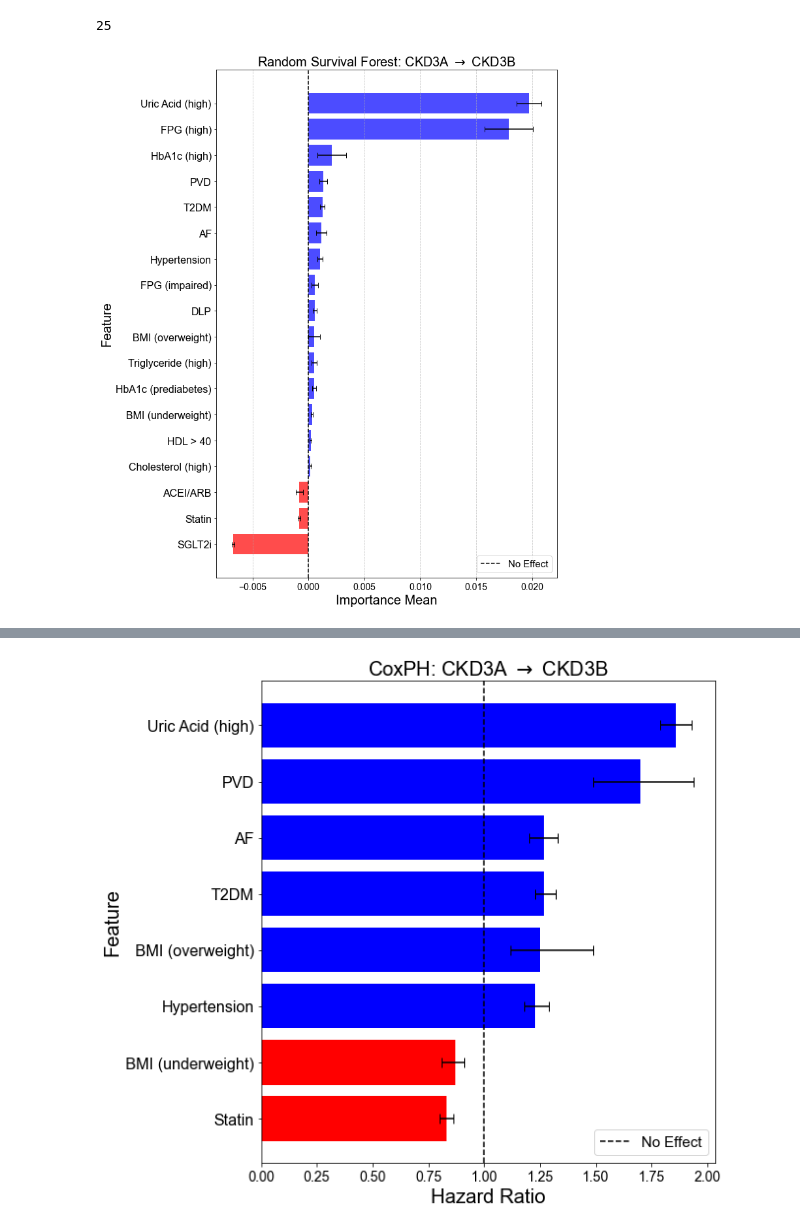
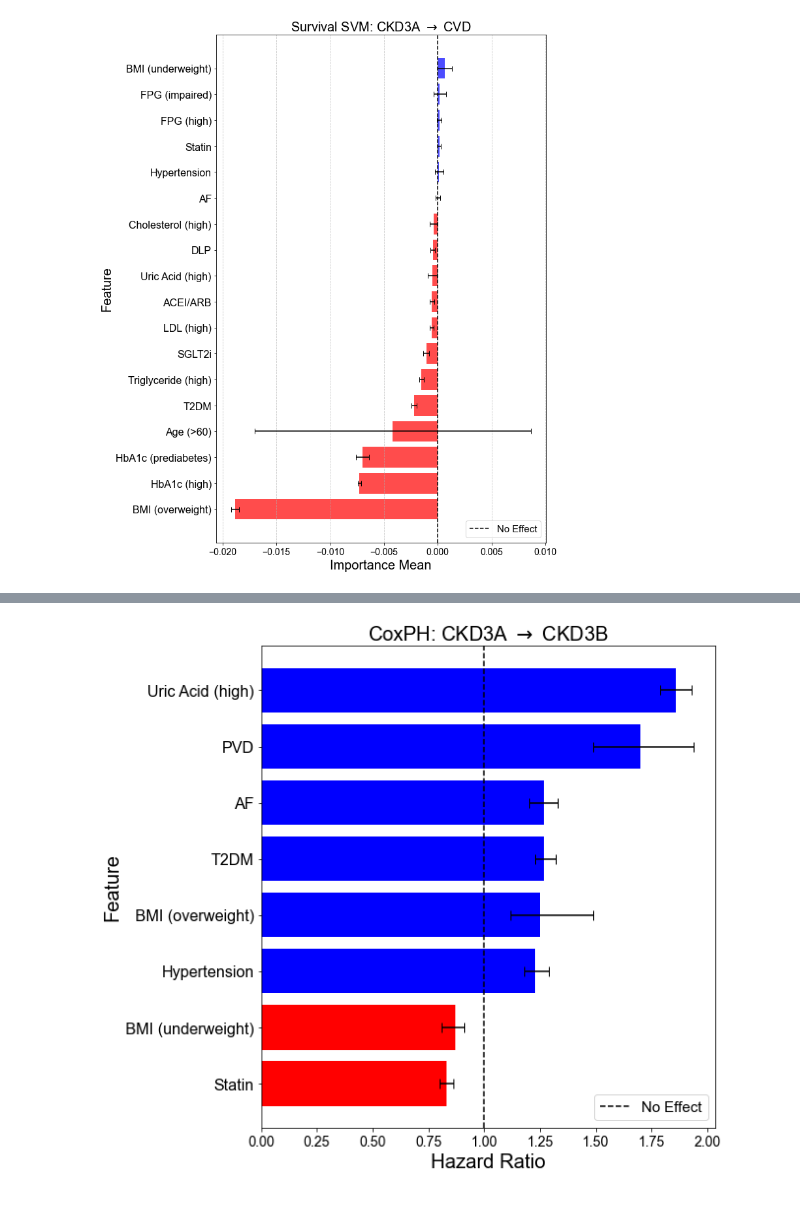
Before and after one commit to rrwabina/CKD-Multi-State, a Jupyter notebook: baseline/17_explainable.ipynb, the cells around one changed output, grey strips where cells are left out. Drawn from its saved outputs; the diff is of its cells as text; code cells hidden in the pictures.

```diff
--- a/baseline/17_explainable.ipynb
+++ b/baseline/17_explainable.ipynb
@@ -134,8 +269,8 @@ FINAL.to_excel(r'G:\Shared drives\CKD_Progression\result\multivariate\main_resul
 # %%
 covariates, order_covariates, long_df = load_dataset(version = '13', get_columns = False)
 unique_transitions = long_df['pathway'].unique().tolist()
-# for path in ['CKD3A_to_CKD4', 'CKD3A_to_CKD5A', 'CKD3A_to_CKD5B', 'CKD3B_to_CKD5A', 'CKD3B_to_CKD5B', 'CKD4_to_CKD5B', 'CKD3A_to_DEAD']:
-#     unique_transitions.remove(path)
+for path in ['CKD3A_to_CKD4', 'CKD3A_to_CKD5A', 'CKD3A_to_CKD5B', 'CKD3B_to_CKD5A', 'CKD3B_to_CKD5B', 'CKD4_to_CKD5B', 'CKD3A_to_DEAD']:
+    unique_transitions.remove(path)
 
 # long_df.drop_duplicates(subset = ['ENC_HN', 'transition'], keep = 'first', inplace = True)
 # %%
@@ -150,23 +285,20 @@ get_baseline(long_df, covariates).to_csv(docs_path + 'baseline.csv')
 rename = pd.read_csv(docs_path + 'rename_columns_forest.csv')
 rename_dict = dict(zip(rename['variable'], rename['covariate']))
 eligible_covariate = rename[rename['exclude'] != 1]['variable'].tolist()
-# %%
-len(unique_transitions)
-# %% [output]
-25
 # %%
 forest = False
 bar = True
 
 plt.rcParams['font.family'] = 'Arial'
 
-model_name = 'randomsurvivalforest' # randomsurvivalforest, survivalsvm, gradientboosting
+model_name = 'survivalsvm' # randomsurvivalforest, survivalsvm, gradientboosting
 importance_path = resu_path + f'modeling/{model_name}/feature_importance/23December2024/'
 
 model_title_dict = {
     'randomsurvivalforest': 'Random Survival Forest',
     'gradientboosting': 'Gradient Boosting',
-    'survivalsvm': 'Survival SVM'
+    'survivalsvm': 'Survival SVM',
+    'deepsurv': 'DeepSurv'
 }
 model_title = model_title_dict.get(model_name, model_name)
 
@@ -179,32 +311,32 @@ for transition in unique_transitions:
     sheet['feature'] = sheet['feature'].map(rename_dict).fillna(sheet['feature'])
 
     if bar:
         sheet = sheet.sort_values(by='importance_mean', ascending=False)
         formatted_transition = transition.replace('_to_', r' $\rightarrow$ ')
 
         colors = ['red' if val < 0 else 'blue' for val in sheet['importance_mean']]
 
         plt.figure(figsize=(10, 12))
         plt.barh(
             sheet['feature'],
             sheet['importance_mean'],
             xerr=[sheet['importance_mean'] - sheet['lower_bound'], sheet['upper_bound'] - sheet['importance_mean']],
             capsize = 4,
             color=colors,
             alpha = 0.7)
 
         plt.axvline(x = 0, color = 'black', linestyle = '--', label = 'No Effect')
         plt.xlabel('Importance Mean', fontsize = 20)
         plt.ylabel('Feature', fontsize = 20)
         plt.title(f'{model_title}: {formatted_transition}', fontsize = 20)
         plt.gca().invert_yaxis()
         plt.yticks(fontsize = 16)
         plt.xticks(fontsize = 14)
         plt.grid(axis='x', linestyle='--', alpha = 0.7)
         plt.legend(loc = 'lower right', fontsize = 15)
         plt.tight_layout()
-        plt.savefig(importance_path + f'plots/{transition}.png', dpi = 500, bbox_inches = 'tight')
+        # plt.savefig(importance_path + f'plots/{transition}.png', dpi = 500, bbox_inches = 'tight')
         plt.show()
         break
 # %% [output]
-[figure, old version]
+[figure, new version]
```
Also changed, not shown: parts of 8 cells of this notebook, 2 other files.
